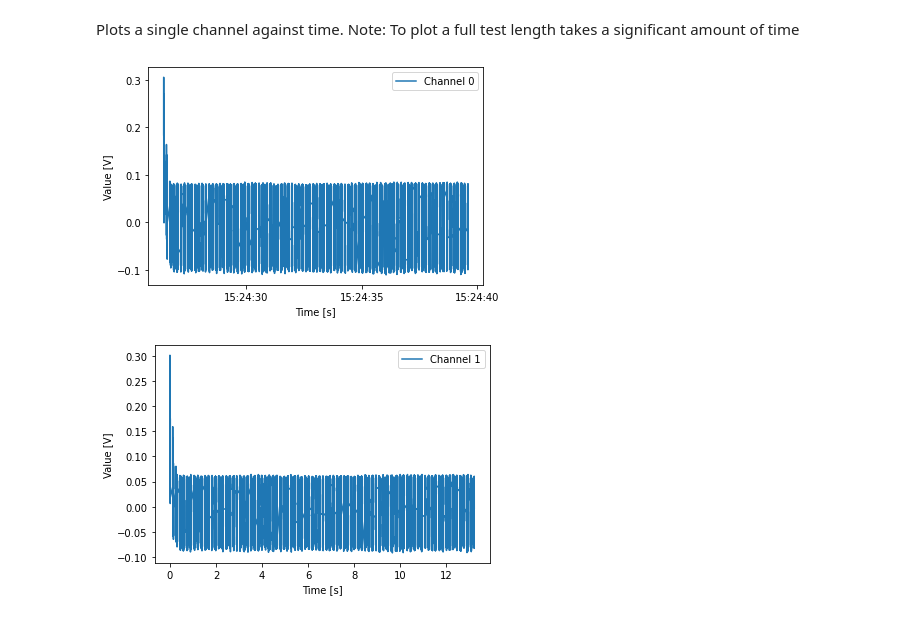
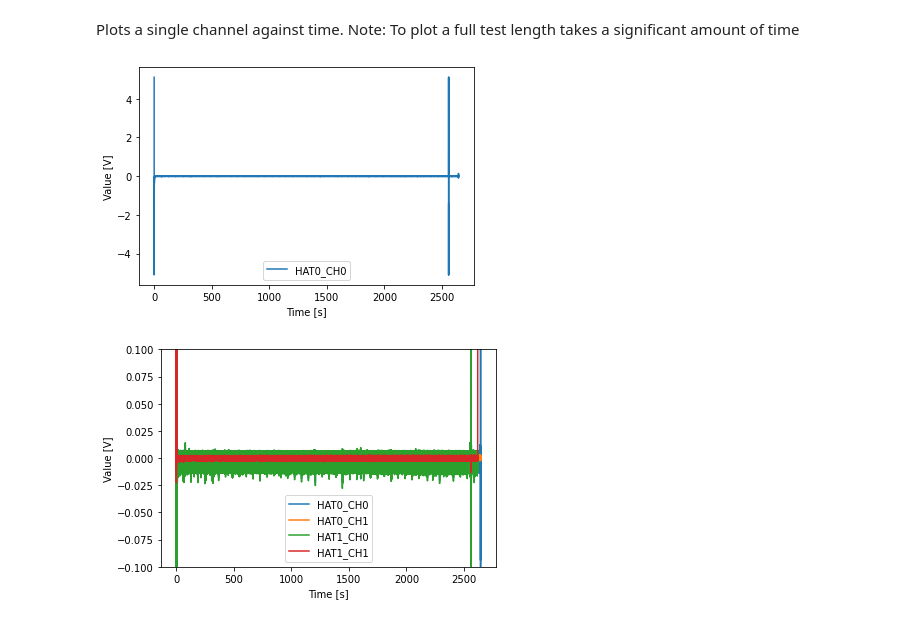
Before and after one commit to josmarcristello/Field-Test-Ferrier-2023, a Jupyter notebook: data processing/read_PI_data.ipynb, the cells around one changed output. Drawn from its saved outputs; the diff is of its cells as text; code cells hidden in the pictures.

Commit message:
Better data importing support

```diff
--- a/data processing/read_PI_data.ipynb
+++ b/data processing/read_PI_data.ipynb
@@ -7,7 +8,3 @@ import numpy as np
 # Importing Data
 # %% [markdown]
 ## Define Data Folders
-# %%
-parent_data_folder = "F:/Dropbox/Projects/001 - CNRL - Pipewise/005 - Field Test/2023/data"
-#TEAC_raw_data_folder = parent_data_folder + "/TEAC/Raw Data/"
-raw_test_name = parent_data_folder + "/data_2.csv"
@@ -29,0 +50,33 @@ time_values = data_frame['relative_time']
+# %%
+import pandas as pd
+
+# Define the chunk size
+chunk_size = 50000 # Modify this value based on your need
+
+# Initialize empty lists to hold the chunks from both files
+chunks_file1 = []
+chunks_file2 = []
+
+# Read the first csv file in chunks
+for chunk in pd.read_csv(raw_test_name_1, chunksize=chunk_size):
+    chunks_file1.append(chunk)
+
+# Read the second csv file in chunks
+for chunk in pd.read_csv(raw_test_name_2, chunksize=chunk_size):
+    chunks_file2.append(chunk)
+
+# Concatenate all chunks from the first file
+df1 = pd.concat(chunks_file1, axis=0)
+
+# Concatenate all chunks from the second file
+df2 = pd.concat(chunks_file2, axis=0)
+df2 = df2.drop('time', axis=1)
+df2 = df2.rename(columns={'value_1': 'value_3', 'value_2': 'value_4'})
+
+
+# Merge the two dataframes
+# Assuming that they can be merged on the index
+data_frame = pd.concat([df1, df2], axis=1)
+# %%
+data_frame['time'] = pd.Series(range(len(data_frame))) / 10240
+data_frame = data_frame.rename(columns={'value_1': 'HAT0_CH0', 'value_2': 'HAT0_CH1', 'value_3': 'HAT1_CH0', 'value_4': 'HAT1_CH1'})
@@ -146,36 +239,34 @@ plt.show()
 # %% [markdown]
 Plots a single channel against time. Note: To plot a full test length takes a significant amount of time
 # %%
-
-device_data = data_frame[["Channel 0"]]
+device_data = data_frame[["HAT0_CH0"]]
 
 # Plot the first three columns with time_values as the x-axis
 for column in device_data.columns:
     plt.plot(data_frame['time'], device_data[column], label=column)
 
 #plt.xlim((1, 14))
 #plt.ylim((-10, 11))
 
 # Customize the plot
 plt.xlabel('Time [s]')
 plt.ylabel('Value [V]')
 #plt.title('D1 Ch 0 - 2')
 plt.legend(device_data.columns, loc='best')
 
 # Show the plot
 plt.show()
 # %% [output]
-[figure, old version]
+[figure, new version]
 # %%
-
-device_data = data_frame[["Channel 1"]]
+device_data = data_frame[["HAT0_CH0", "HAT0_CH1", "HAT1_CH0", "HAT1_CH1"]]
 
 # Plot the first three columns with time_values as the x-axis
 for column in device_data.columns:
-    plt.plot(time_values, device_data[column], label=column)
+    plt.plot(data_frame['time'], device_data[column], label=column)
 
-#plt.xlim((100, 120))
-#plt.ylim((-10, 11))
+#plt.xlim((90, 115))
+plt.ylim((-0.1, 0.1))
 
 # Customize the plot
 plt.xlabel('Time [s]')
@@ -186,4 +277,4 @@ plt.legend(device_data.columns, loc='best')
 # Show the plot
 plt.show()
 # %% [output]
-[figure, old version]
+[figure, new version]
```
Also changed, not shown: parts of 18 cells of this notebook, 2 other files.
